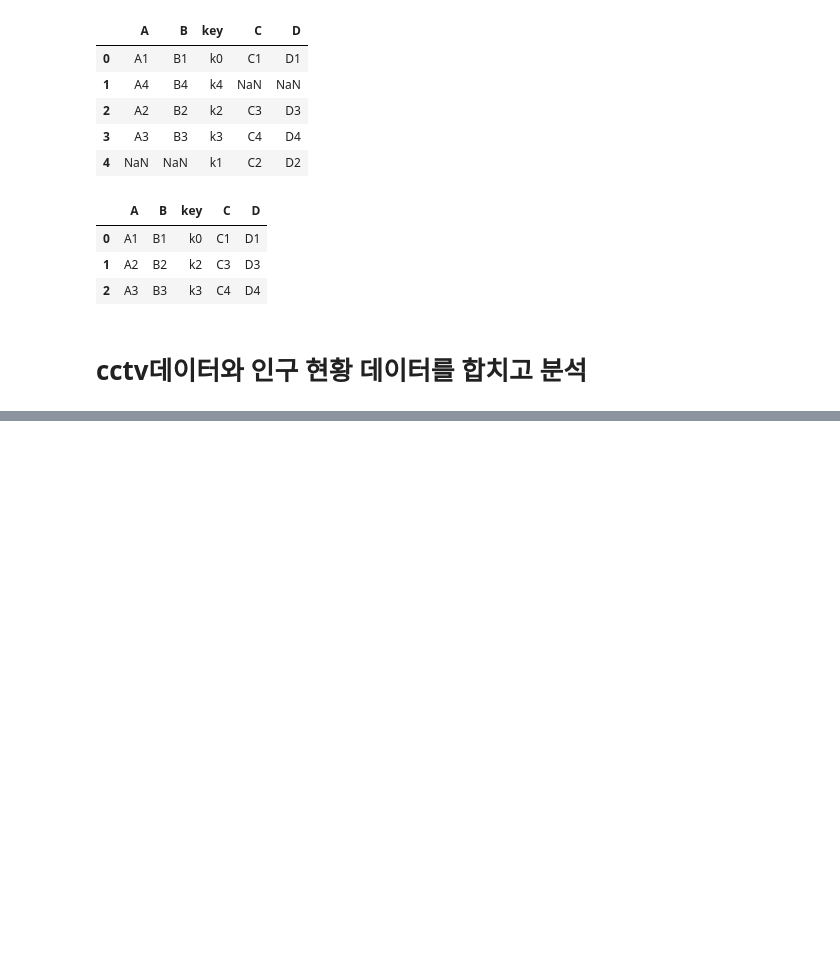
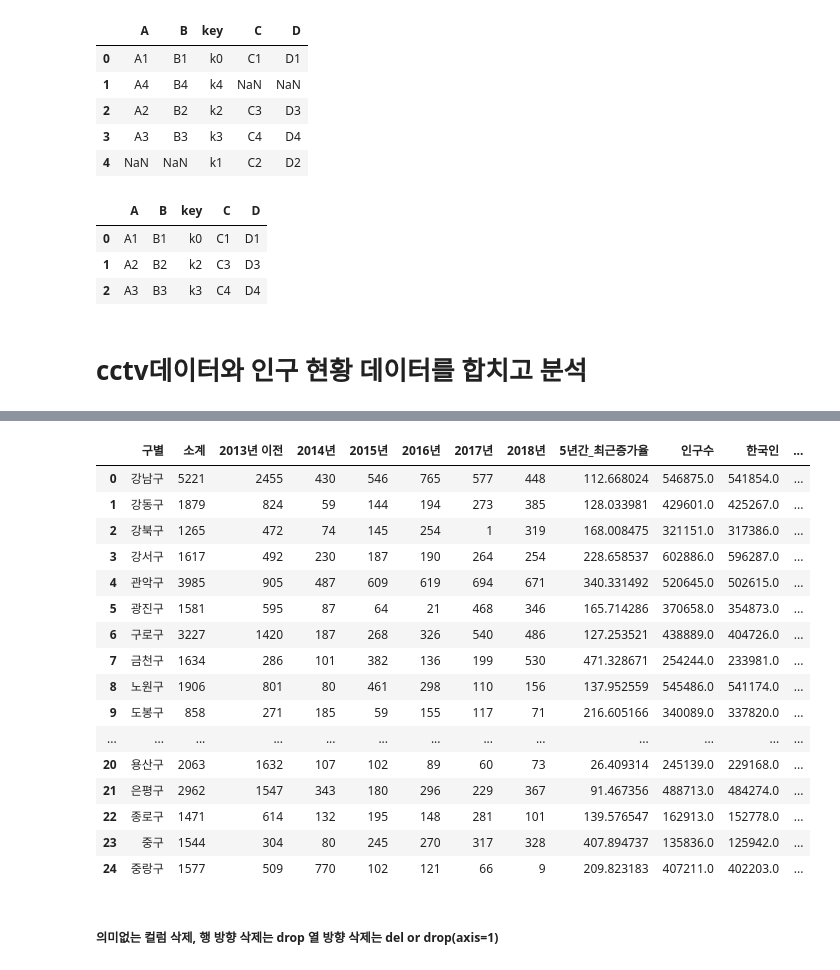
Before and after one commit to jinkyukim-me/python_data_science, a Jupyter notebook: cctv_in_seoul.ipynb, the cells around one changed output, grey strips where cells are left out. Cells and saved outputs as stored; diff of their text form; code cells hidden in the pictures; blank space fills up the shorter version.

```diff
--- a/cctv_in_seoul.ipynb
+++ b/cctv_in_seoul.ipynb
@@ -1416,0 +1487,7 @@ result
+# %%
+pop_seoul.rename(columns={pop_seoul.columns[0]:'구별',
+                          pop_seoul.columns[1]:'인구수',
+                          pop_seoul.columns[2]:'한국인',
+                          pop_seoul.columns[3]:'외국인',
+                          pop_seoul.columns[4]:'고령자'},
+                          inplace=True)
@@ -1416,0 +1496,2 @@ result
+# %%
+pop_seoul.drop([0], inplace=True)
@@ -1416,0 +1518,2 @@ result
+# %%
+pop_seoul['외국인비율'] = pop_seoul['외국인'] / pop_seoul['인구수'] * 100
@@ -1416,0 +1582,24 @@ result
+# %%
+data_result = pd.merge(cctv_seoul, pop_seoul, how='outer', on='구별')
+# %%
+data_result
+# %% [output]
+|  | 구별 | 소계 | 2013년 이전 | 2014년 | 2015년 | 2016년 | 2017년 | 2018년 | 5년간_최근증가율 | 인구수 | 한국인 | ... |
+| 0 | 강남구 | 5221 | 2455 | 430 | 546 | 765 | 577 | 448 | 112.668024 | 546875.0 | 541854.0 | ... |
+| 1 | 강동구 | 1879 | 824 | 59 | 144 | 194 | 273 | 385 | 128.033981 | 429601.0 | 425267.0 | ... |
+| 2 | 강북구 | 1265 | 472 | 74 | 145 | 254 | 1 | 319 | 168.008475 | 321151.0 | 317386.0 | ... |
+| 3 | 강서구 | 1617 | 492 | 230 | 187 | 190 | 264 | 254 | 228.658537 | 602886.0 | 596287.0 | ... |
+| 4 | 관악구 | 3985 | 905 | 487 | 609 | 619 | 694 | 671 | 340.331492 | 520645.0 | 502615.0 | ... |
+| 5 | 광진구 | 1581 | 595 | 87 | 64 | 21 | 468 | 346 | 165.714286 | 370658.0 | 354873.0 | ... |
+| 6 | 구로구 | 3227 | 1420 | 187 | 268 | 326 | 540 | 486 | 127.253521 | 438889.0 | 404726.0 | ... |
+| 7 | 금천구 | 1634 | 286 | 101 | 382 | 136 | 199 | 530 | 471.328671 | 254244.0 | 233981.0 | ... |
+| 8 | 노원구 | 1906 | 801 | 80 | 461 | 298 | 110 | 156 | 137.952559 | 545486.0 | 541174.0 | ... |
+| 9 | 도봉구 | 858 | 271 | 185 | 59 | 155 | 117 | 71 | 216.605166 | 340089.0 | 337820.0 | ... |
+| ... | ... | ... | ... | ... | ... | ... | ... | ... | ... | ... | ... | ... |
+| 20 | 용산구 | 2063 | 1632 | 107 | 102 | 89 | 60 | 73 | 26.409314 | 245139.0 | 229168.0 | ... |
+| 21 | 은평구 | 2962 | 1547 | 343 | 180 | 296 | 229 | 367 | 91.467356 | 488713.0 | 484274.0 | ... |
+| 22 | 종로구 | 1471 | 614 | 132 | 195 | 148 | 281 | 101 | 139.576547 | 162913.0 | 152778.0 | ... |
+| 23 | 중구 | 1544 | 304 | 80 | 245 | 270 | 317 | 328 | 407.894737 | 135836.0 | 125942.0 | ... |
+| 24 | 중랑구 | 1577 | 509 | 770 | 102 | 121 | 66 | 9 | 209.823183 | 407211.0 | 402203.0 | ... |
+# %% [markdown]
+##### 의미없는 컬럼 삭제, 행 방향 삭제는 drop 열 방향 삭제는 del or drop(axis=1)
```
Also changed, not shown: parts of 20 cells of this notebook, 1 other file.
